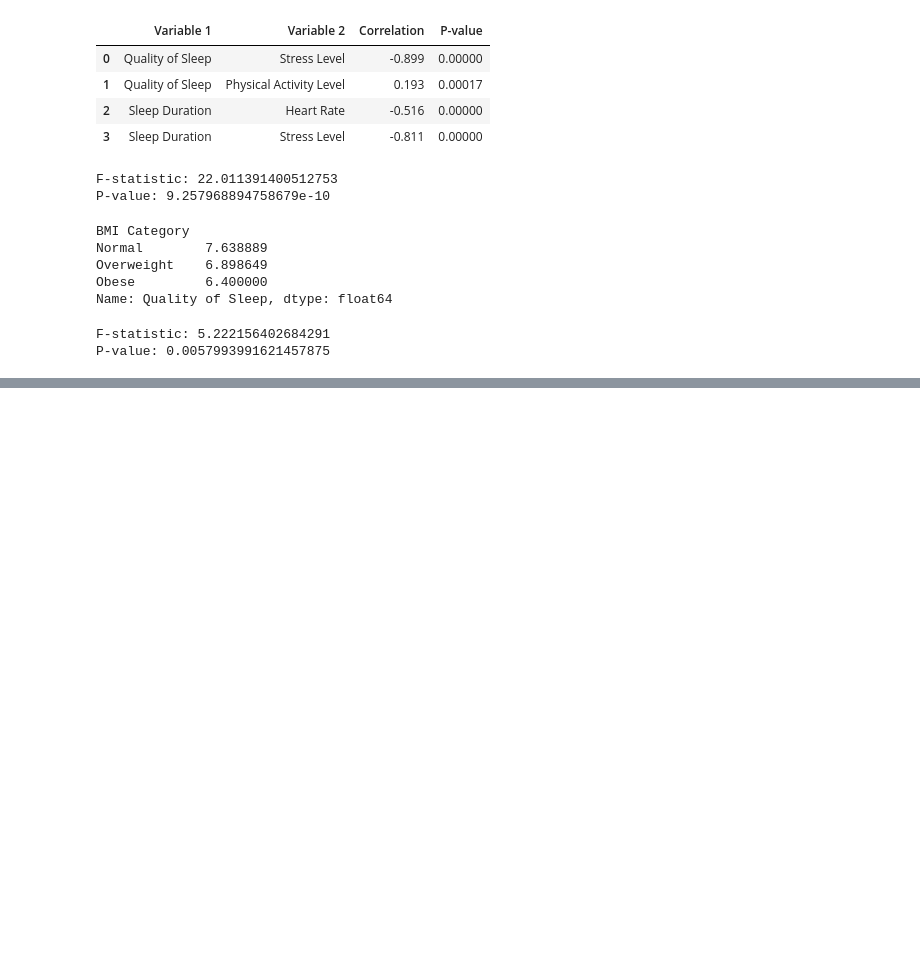
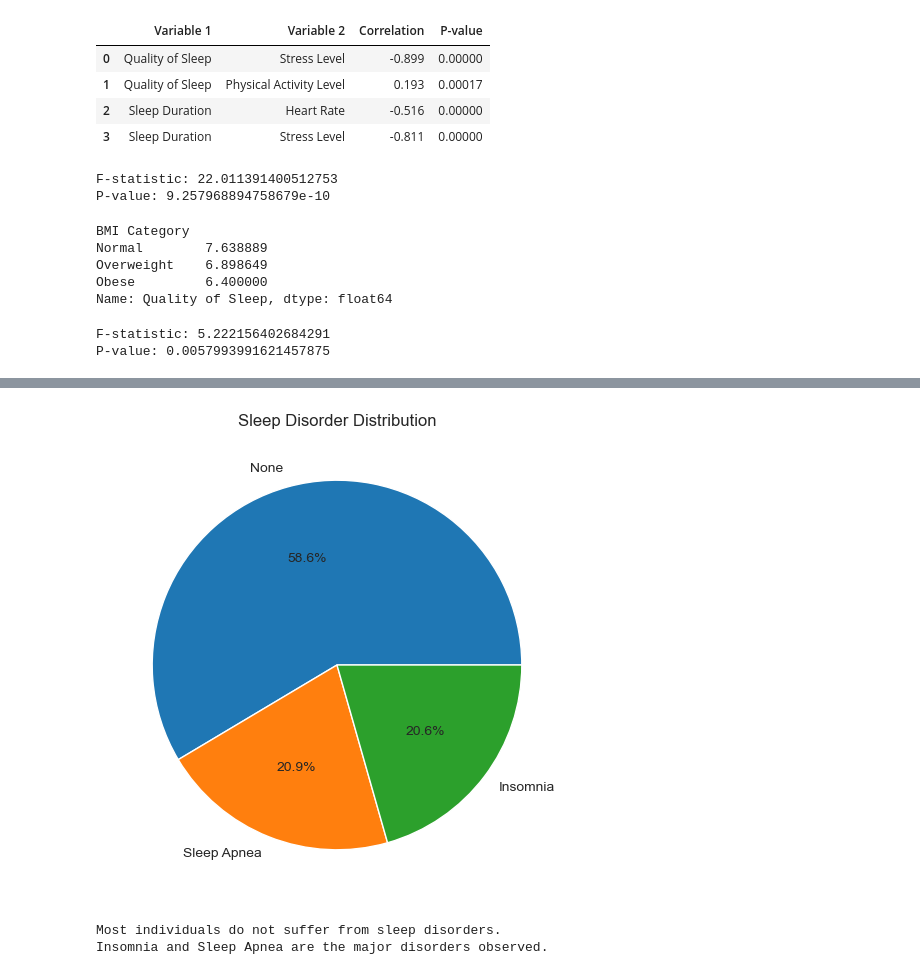
Before and after one commit to aryandhiman01/Lifestyle_Dynamics_Framework, a Jupyter notebook: task.ipynb, the cells around one changed output, grey strips where cells are left out. Drawn from its saved outputs; the diff is of its cells as text; code cells hidden in the pictures; blank space fills up the shorter version.

```diff
--- a/task.ipynb
+++ b/task.ipynb
@@ -697,0 +955,23 @@ P-value: 0.0057993991621457875
+# %%
+# Cluster Names
+cluster_names = {
+    0: "Optimal Lifestyle",
+    1: "Active but Stressed",
+    2: "High Risk Lifestyle"
+}
+
+# Cluster → Lifestyle Mapping
+df["Lifestyle Type"] = df["Lifestyle Cluster"].map(cluster_names)
+
+# Sleep Disorder walon ko override kar do
+df.loc[
+    df["Sleep Disorder"] != "None",
+    "Lifestyle Type"
+] = "Needs Medical Attention"
+
+# Check
+df[[
+    "Sleep Disorder",
+    "Lifestyle Cluster",
+    "Lifestyle Type"
+]].head(20)
@@ -697,0 +1018,19 @@ P-value: 0.0057993991621457875
+# %%
+# Sleep Disorder Distribution
+import matplotlib.pyplot as plt
+
+df["Sleep Disorder"].value_counts().plot(
+    kind="pie",
+    autopct="%1.1f%%",
+    figsize=(6,6)
+)
+
+plt.title("Sleep Disorder Distribution")
+plt.ylabel("")
+plt.show()
+print("Most individuals do not suffer from sleep disorders.")
+print("Insomnia and Sleep Apnea are the major disorders observed.")
+# %% [output]
+[figure, added]
+Most individuals do not suffer from sleep disorders.
+Insomnia and Sleep Apnea are the major disorders observed.
```
Also changed, not shown: parts of 39 cells of this notebook, 1 other file.
